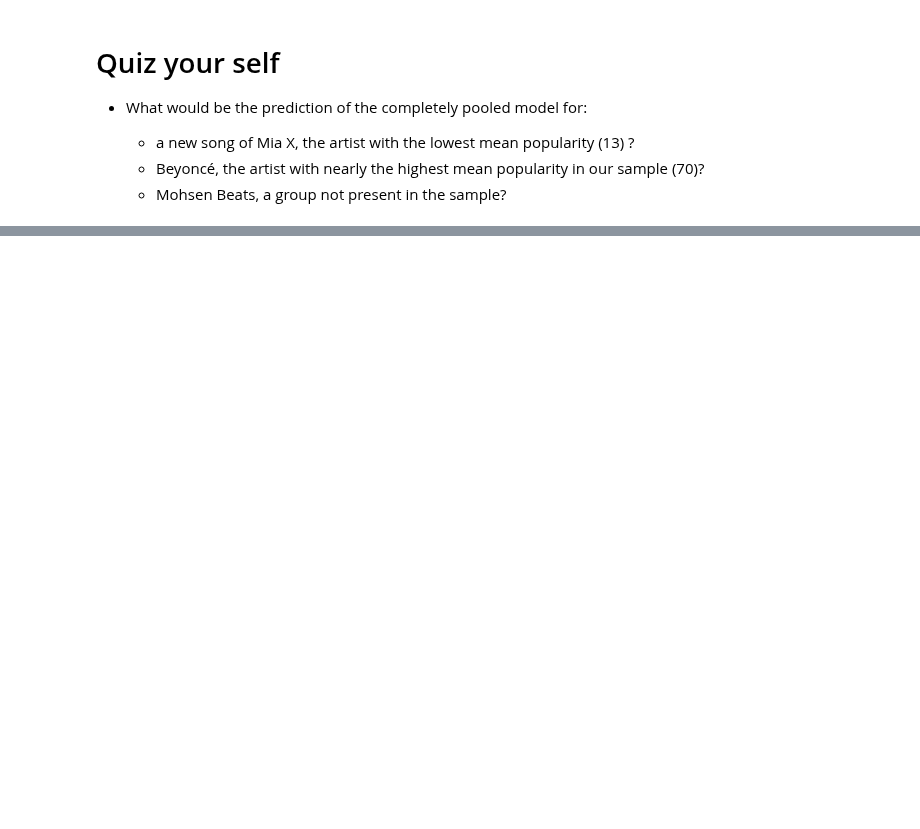
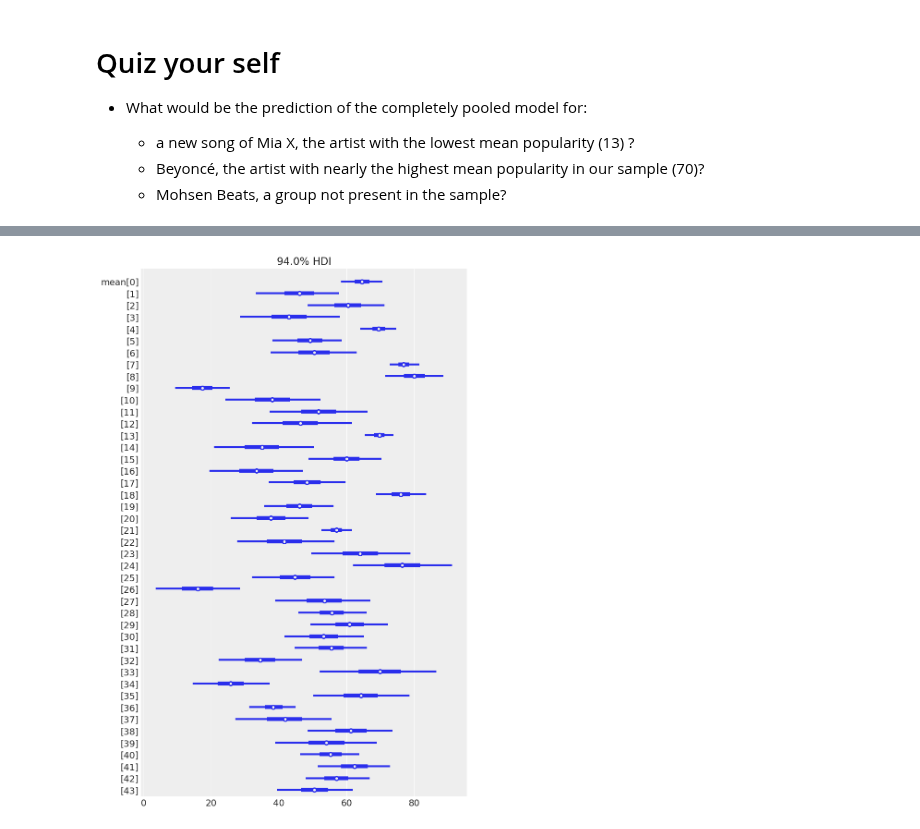
Before and after one commit to gcorani/bda, a Jupyter notebook: 3b-ProbProgramming-hierarchical.ipynb, the cells around one changed output, grey strips where cells are left out. Saved outputs shown, nothing was run; the diff lists cells and outputs as text; code cells hidden in the pictures; blank space fills up the shorter version.

Commit message:
updated hierarchical spotify

```diff
--- a/3b-ProbProgramming-hierarchical.ipynb
+++ b/3b-ProbProgramming-hierarchical.ipynb
@@ -25,9 +28,6 @@ plt.rcParams.update({
     'lines.markerfacecolor': 'none',
     'lines.markersize': 8.0,
 })
-# %%
-
-az.style.use('arviz-darkgrid')
 # %% [markdown]
 # Hierarchical models without predictors
 
@@ -197,0 +243,12 @@ Y_{ij} | \mu, \sigma & \sim N(\mu, \sigma^2) \\
+# %%
+
+
+with pooled_model:
+    # this function sets the test data (structured as a dict) in correspondence of which to compute the prediction.
+    # But our model has no feature, hence the list of test values is empty. We make a predition on popularity using its posterior distribution.
+    # In this way we account for our uncertainty on the estimate of the parameters.
+    pm.set_data({})
+    # the posterior_predictive function implements the probabilistic prediction of the previous slide
+    y_test = pm.sample_posterior_predictive(trace_pooled, samples=1000)
+
+az.summary(y_test)
@@ -197,0 +290,10 @@ Y_{ij} | \mu, \sigma & \sim N(\mu, \sigma^2) \\
+# %%
+n_artist = len(artist_count) #44
+
+#array of string with the name
+artist       = spotify['artist'].values
+
+#assign a numerical code to each author.
+#maps the first author to 0, the second author to 1, etc.
+spotify['artist_code']  = spotify['artist'].astype('category').cat.codes
+spotify['artist_code']
@@ -197,0 +313,14 @@ Y_{ij} | \mu, \sigma & \sim N(\mu, \sigma^2) \\
+# %%
+n_artist = len(artist_count) #44
+
+with pm.Model() as unpooled_model:
+    # We have a vector of means, one for each artist.
+    # We want to estimate the mean of each author independently.
+    # Thus we assign to each author the same prior, which will be updated into a posterior independently from the other means.
+    mean            =  pm.Normal ('mean', 50,  25, shape= n_artist)
+    global_sigma    =  pm.HalfNormal ('global_sigma', sd = 20)
+
+    #likelihood. A different mean for  each artist is inferred
+    popularity      =  pm.Normal ('popularity', mu = mean[spotify['artist_code']],  sigma = global_sigma, observed = spotify["popularity"])
+
+    trace_unpooled  = pm.sample(return_inferencedata=True)
@@ -197,0 +355,5 @@ Y_{ij} | \mu, \sigma & \sim N(\mu, \sigma^2) \\
+# %%
+#graph could be refined setting labels on the y axis, as in https://arviz-devs.github.io/arviz/user_guide/label_guide.html
+axes = az.plot_forest (trace_unpooled,  kind='forestplot', var_names="mean", combined=True, figsize=(8,12));
+# %% [output]
+[figure, added]
```
Also changed, not shown: parts of 25 cells of this notebook, 4 other files.
